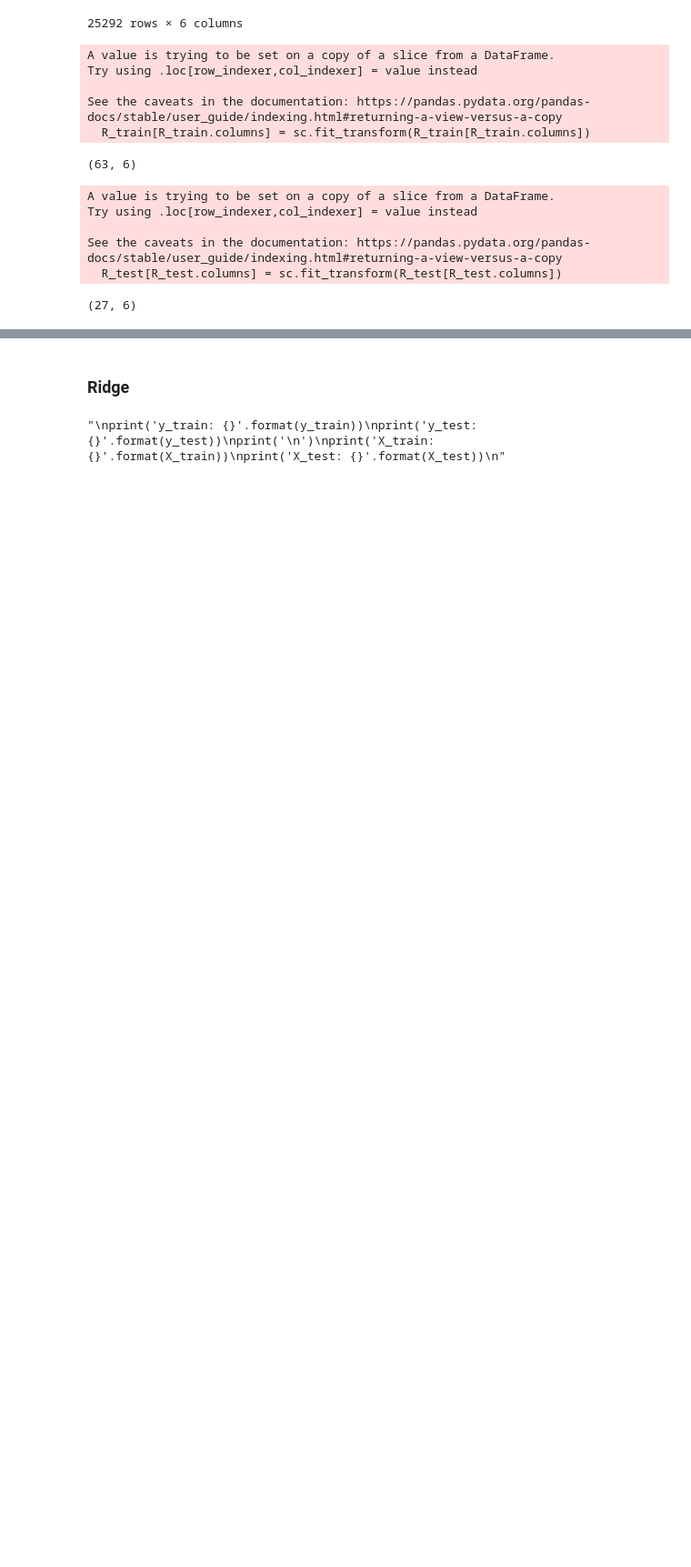
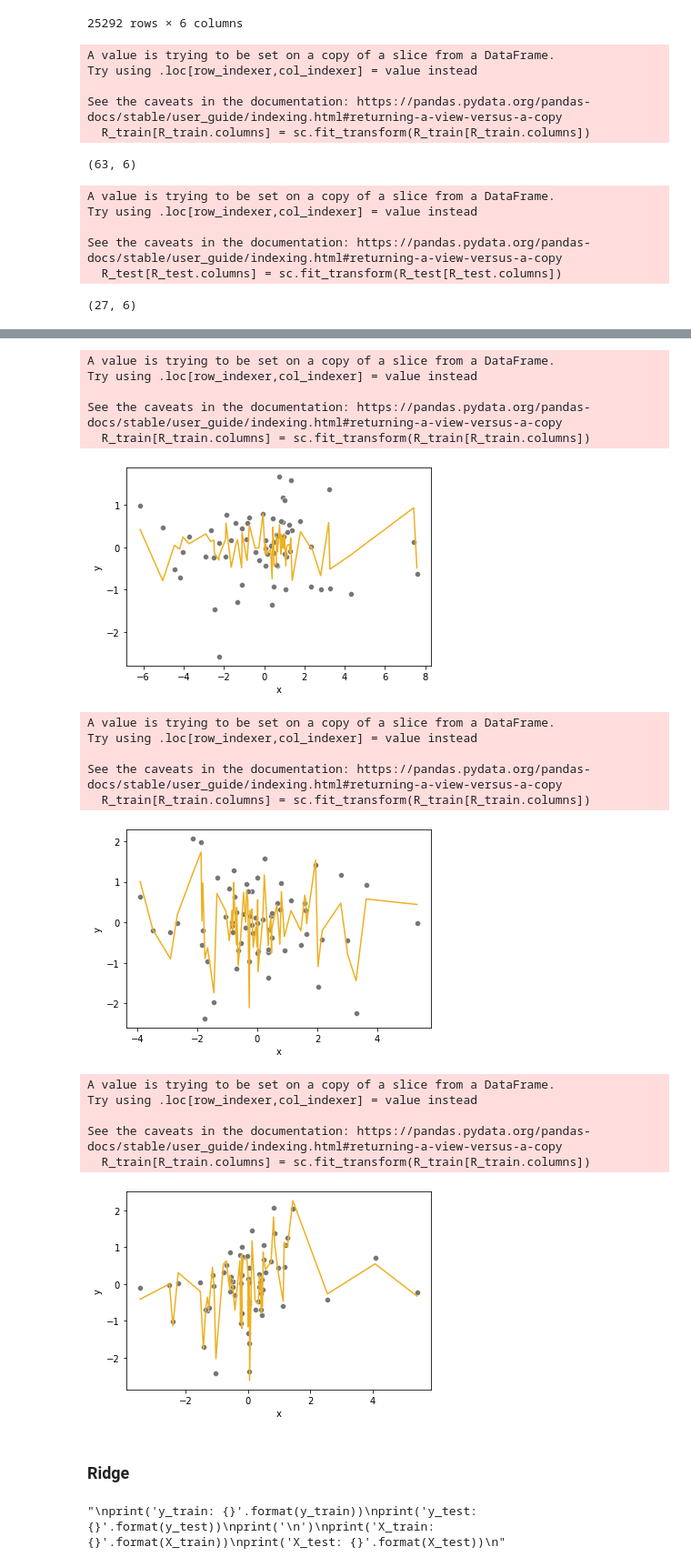
Before and after one commit to Sean-Chaos/DBA-3803-Project, a Jupyter notebook: DBA 3803 Group Project (Working copy).ipynb, the cells around one changed output, grey strips where cells are left out. Shown: that part at 91% size. Drawn from its saved outputs; the diff is of its cells as text; code cells hidden in the pictures; blank space fills up the shorter version.

```diff
--- a/DBA 3803 Group Project (Working copy).ipynb
+++ b/DBA 3803 Group Project (Working copy).ipynb
@@ -214,3 +219,83 @@ See the caveats in the documentation: https://pandas.pydata.org/pandas-docs/stab
+# %%
+# Model fitter
+def model_fitter(data, model):
+    features = data.drop('y', axis = 1)
+    target = data['y']
+    model.fit(features, target)
+    preds = model.predict(features)
+    sns.scatterplot(data.x, data.y, color='#767676')
+    sns.lineplot(data.x, preds, color='#edb021')
+    plt.show()
+    return model
+
+covariates = [6, 24, 48]
+
+
+for cov_num in covariates:
+    # This is all code to get the data into dataframe
+    # Selecting the columns
+    temp = df.copy()
+    temp = temp.iloc[:,1: cov_num+1]
+
+    # Selecting training set
+    date = '2022-01-03'
+    no_obj = 63
+    date_i = df[df['Date'] == date].index[0]
+
+    R_train = temp.iloc[date_i-63:date_i,:]
+
+    sc = StandardScaler(with_std = False)
+    R_train[R_train.columns] = sc.fit_transform(R_train[R_train.columns])
+
+
+    # Processing
+    arr_len = cov_num
+    # Getting y
+    eq_w = np.full(
+        shape = arr_len,
+        fill_value = 1/arr_len
+    )
+    y_temp = np.dot(R_train, eq_w)
+
+    # N matrix
+    tmp1 = np.identity((arr_len-1), dtype='int64')
+    tmp2 = -np.ones((arr_len-1), dtype='int64')
+    N = np.append(tmp1,[tmp2], axis=0)
+
+    # Calculate X
+    X_temp = np.dot(R_train, N)
+
+
+    temp_df = pd.DataFrame(X_temp)
+    temp_df.columns = ['X' + str(i) for i in temp_df.columns]
+    temp_df.insert(1, 'y', y_temp)
+    temp_df = temp_df.rename({'X0':'x'}, axis=1)
+
+    lm = model_fitter(temp_df, LinearRegression())
+
+
+
+
+#lm = model_fitter(temp_df, LinearRegression())
+# %% [output]
+A value is trying to be set on a copy of a slice from a DataFrame.
+Try using .loc[row_indexer,col_indexer] = value instead
+
+See the caveats in the documentation: https://pandas.pydata.org/pandas-docs/stable/user_guide/indexing.html#returning-a-view-versus-a-copy
+  R_train[R_train.columns] = sc.fit_transform(R_train[R_train.columns])
+[figure, added]
+A value is trying to be set on a copy of a slice from a DataFrame.
+Try using .loc[row_indexer,col_indexer] = value instead
+
+See the caveats in the documentation: https://pandas.pydata.org/pandas-docs/stable/user_guide/indexing.html#returning-a-view-versus-a-copy
+  R_train[R_train.columns] = sc.fit_transform(R_train[R_train.columns])
+[figure, added]
+A value is trying to be set on a copy of a slice from a DataFrame.
+Try using .loc[row_indexer,col_indexer] = value instead
+
+See the caveats in the documentation: https://pandas.pydata.org/pandas-docs/stable/user_guide/indexing.html#returning-a-view-versus-a-copy
+  R_train[R_train.columns] = sc.fit_transform(R_train[R_train.columns])
+[figure, added]
 # %% [markdown]
 ### Ridge
 # %%
```
Also changed, not shown: parts of 6 cells of this notebook.
